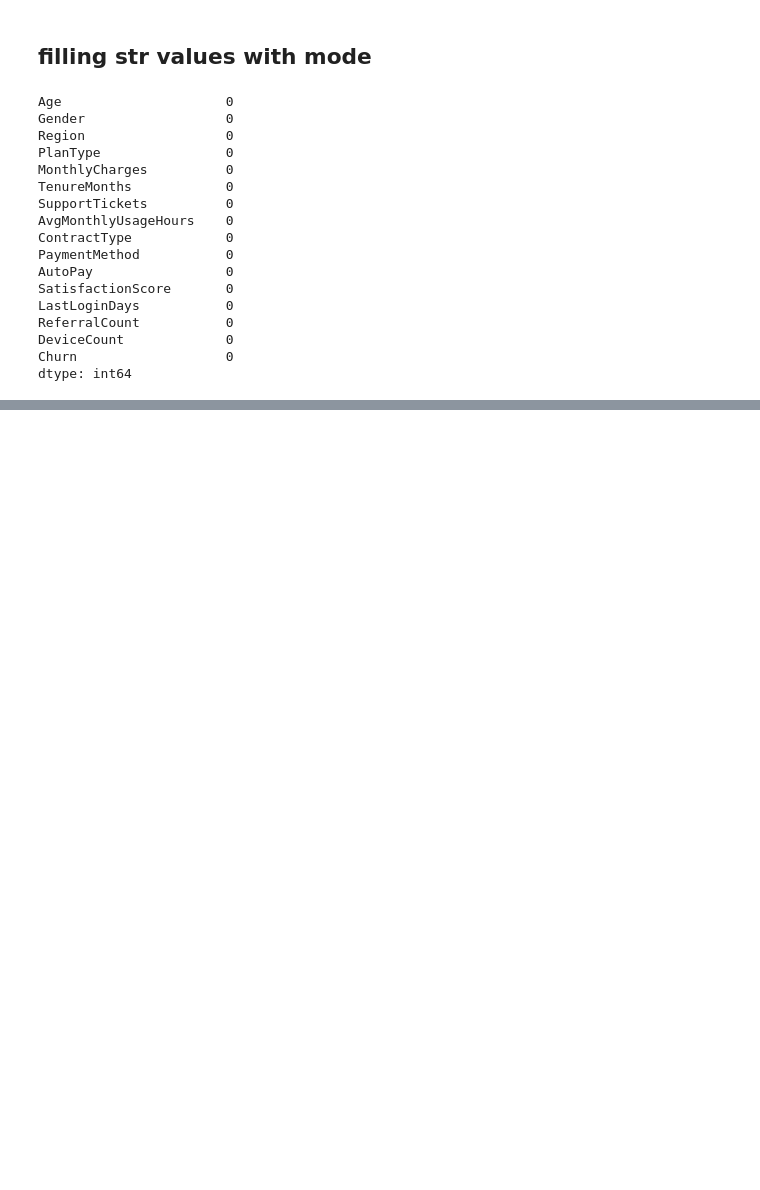
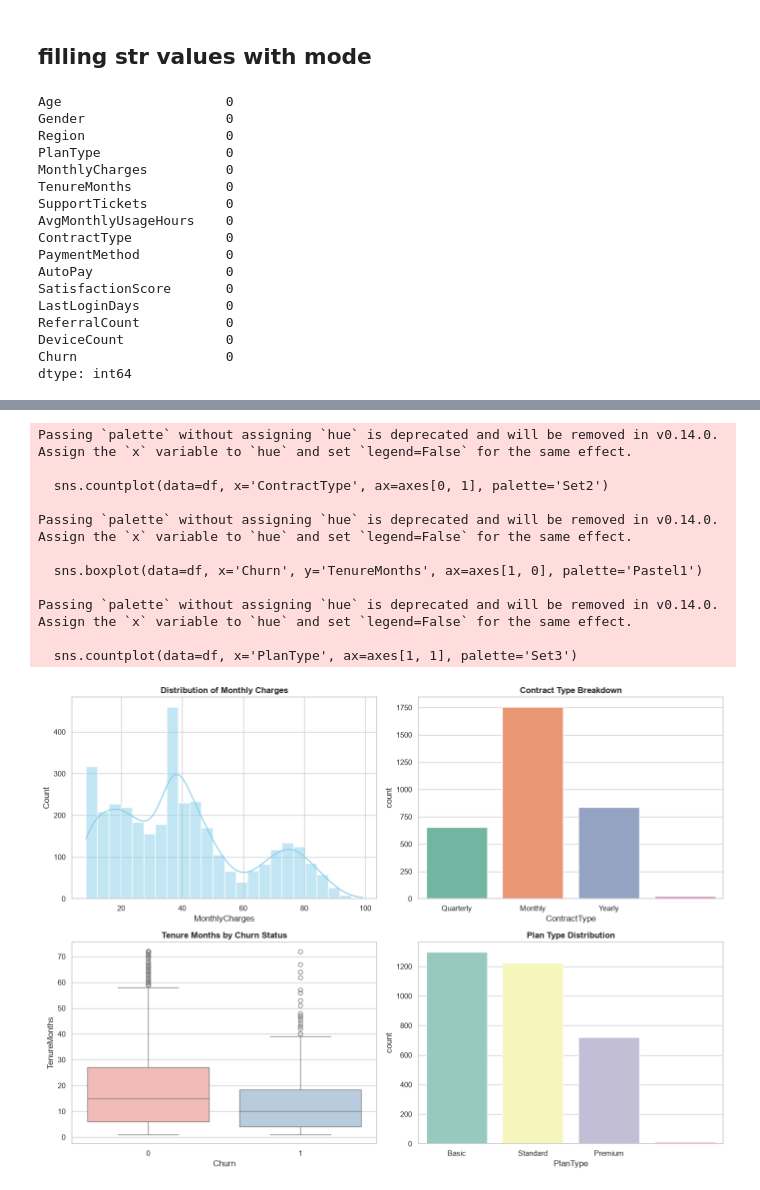
Before and after one commit to ebteshamul/tinkering-with-churn-data, a Jupyter notebook: model.ipynb, the cells around one changed output, grey strips where cells are left out. Drawn from its saved outputs; the diff is of its cells as text; code cells hidden in the pictures; blank space fills up the shorter version.

```diff
--- a/model.ipynb
+++ b/model.ipynb
@@ -151,0 +206,54 @@ dtype: int64
+# %%
+# Define which columns contain these messy values
+categorical_cols = ['ContractType', 'PlanType', 'Gender', 'Region', 'PaymentMethod', 'AutoPay']
+
+# List the strings that represent garbage/missing values
+garbage_values = ['1', '2', '3', 'value', 'unknown', 'N/A', '']
+
+# Replace those specific strings with NaN across your categorical columns
+df[categorical_cols] = df[categorical_cols].replace(garbage_values, np.nan)
+
+df[categorical_cols] = df[categorical_cols].fillna(df[categorical_cols].mode())
+# %%
+# AI code
+
+# Set the visual style
+sns.set_theme(style="whitegrid")
+
+# Create a figure with a 2x2 grid of subplots
+fig, axes = plt.subplots(nrows=2, ncols=2, figsize=(14, 10))
+
+# 1. Top-Left: Histogram of MonthlyCharges
+sns.histplot(data=df, x='MonthlyCharges', kde=True, ax=axes[0, 0], color='skyblue')
+axes[0, 0].set_title('Distribution of Monthly Charges', fontsize=12, fontweight='bold')
+
+# 2. Top-Right: Count plot of ContractType
+sns.countplot(data=df, x='ContractType', ax=axes[0, 1], palette='Set2')
+axes[0, 1].set_title('Contract Type Breakdown', fontsize=12, fontweight='bold')
+
+# 3. Bottom-Left: Box plot of TenureMonths grouped by Churn
+sns.boxplot(data=df, x='Churn', y='TenureMonths', ax=axes[1, 0], palette='Pastel1')
+axes[1, 0].set_title('Tenure Months by Churn Status', fontsize=12, fontweight='bold')
+
+# 4. Bottom-Right: Count plot of PlanType
+sns.countplot(data=df, x='PlanType', ax=axes[1, 1], palette='Set3')
+axes[1, 1].set_title('Plan Type Distribution', fontsize=12, fontweight='bold')
+
+# Automatically adjust spacing so titles and labels don't overlap
+plt.tight_layout()
+
+# Display all charts together
+plt.show()
+# %% [output]
+Passing `palette` without assigning `hue` is deprecated and will be removed in v0.14.0. Assign the `x` variable to `hue` and set `legend=False` for the same effect.
+
+  sns.countplot(data=df, x='ContractType', ax=axes[0, 1], palette='Set2')
+
+Passing `palette` without assigning `hue` is deprecated and will be removed in v0.14.0. Assign the `x` variable to `hue` and set `legend=False` for the same effect.
+
+  sns.boxplot(data=df, x='Churn', y='TenureMonths', ax=axes[1, 0], palette='Pastel1')
+
+Passing `palette` without assigning `hue` is deprecated and will be removed in v0.14.0. Assign the `x` variable to `hue` and set `legend=False` for the same effect.
+
+  sns.countplot(data=df, x='PlanType', ax=axes[1, 1], palette='Set3')
+[figure, added]
```
Also changed, not shown: parts of 5 cells of this notebook, 2 other files.
